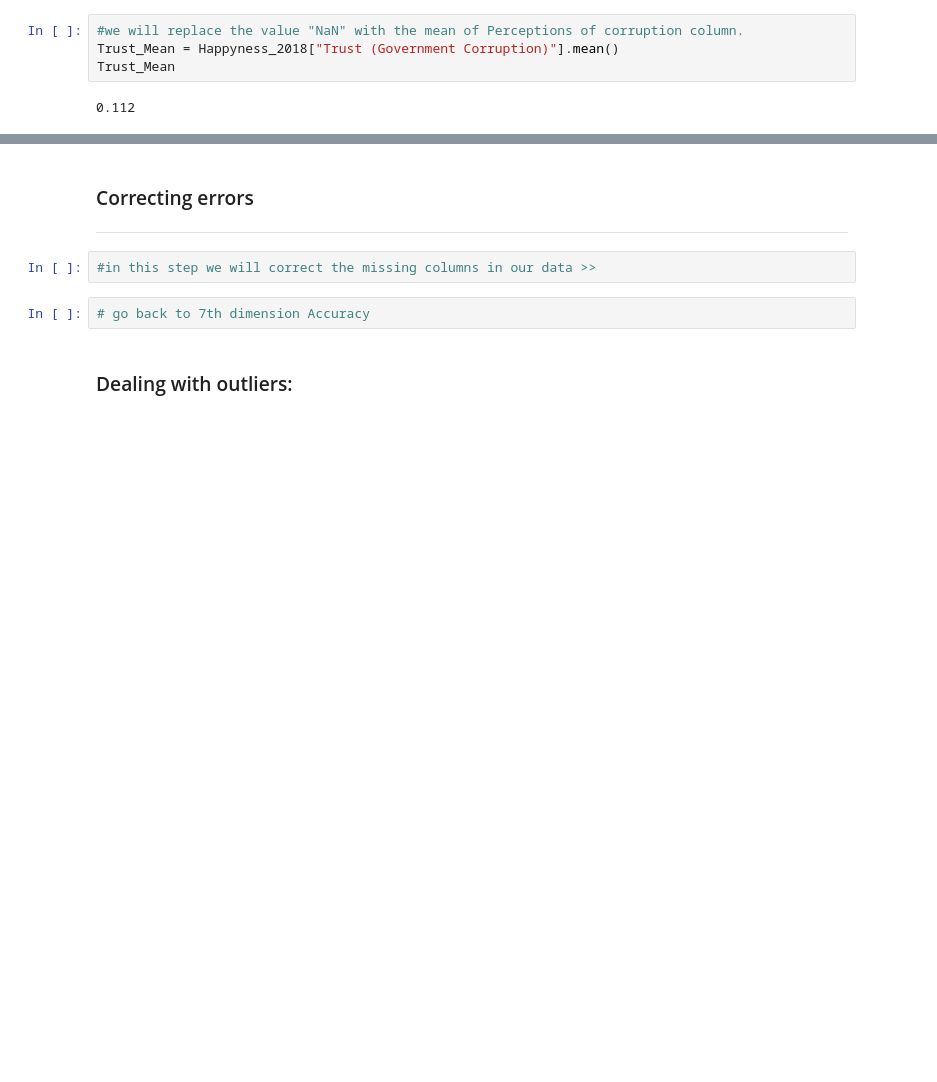
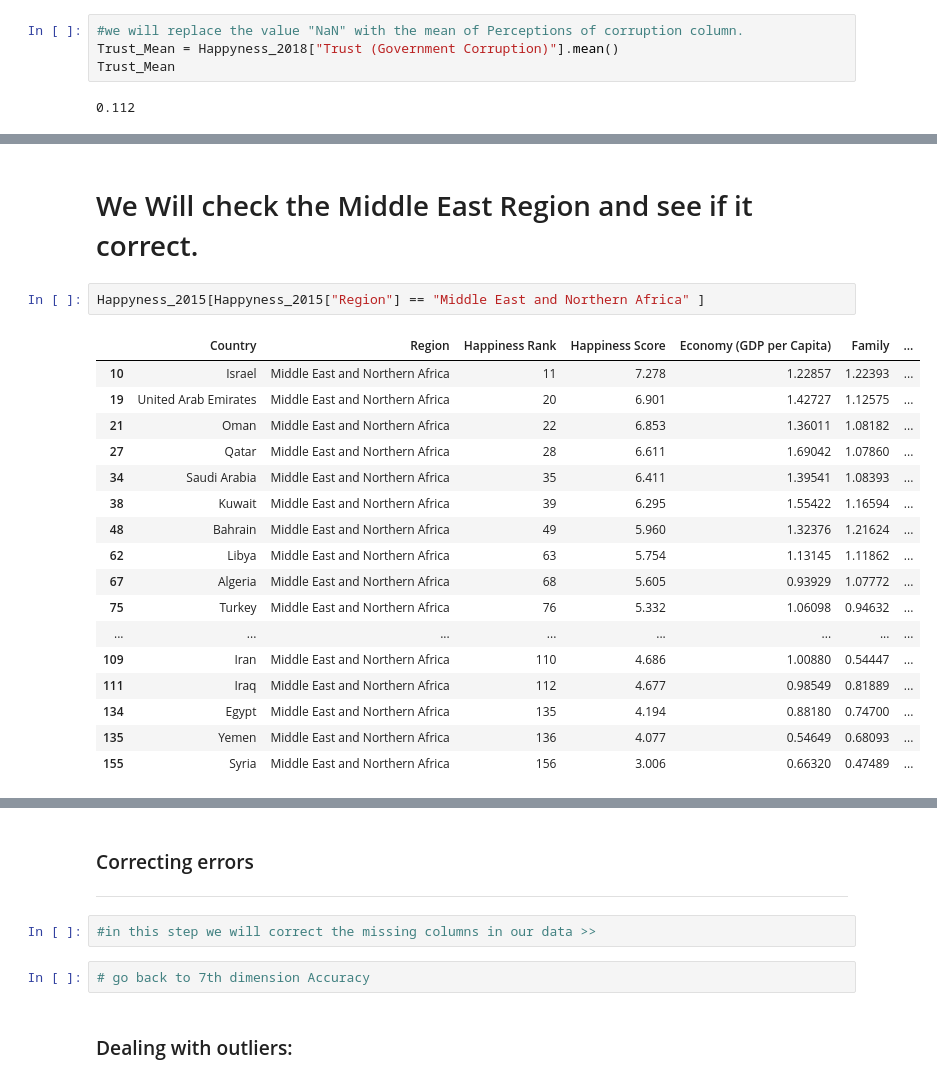
Before and after one commit to Tuwaiq-DS-ML-bootcamp-V-9/Usecase-2, a Jupyter notebook: EDA explain template_MeshalAlsanri.ipynb, the cells around one changed output, grey strips where cells are left out. Cells and saved outputs as stored; diff of their text form; blank space fills up the shorter version.

```diff
--- a/EDA explain template_MeshalAlsanri.ipynb
+++ b/EDA explain template_MeshalAlsanri.ipynb
@@ -840,0 +888,22 @@ dtype: int64
+# %% [markdown]
+# We Will check the Middle East Region and see if it correct.
+# %%
+Happyness_2015[Happyness_2015["Region"] == "Middle East and Northern Africa" ]
+# %% [output]
+|  | Country | Region | Happiness Rank | Happiness Score | Economy (GDP per Capita) | Family | ... |
+| 10 | Israel | Middle East and Northern Africa | 11 | 7.278 | 1.22857 | 1.22393 | ... |
+| 19 | United Arab Emirates | Middle East and Northern Africa | 20 | 6.901 | 1.42727 | 1.12575 | ... |
+| 21 | Oman | Middle East and Northern Africa | 22 | 6.853 | 1.36011 | 1.08182 | ... |
+| 27 | Qatar | Middle East and Northern Africa | 28 | 6.611 | 1.69042 | 1.07860 | ... |
+| 34 | Saudi Arabia | Middle East and Northern Africa | 35 | 6.411 | 1.39541 | 1.08393 | ... |
+| 38 | Kuwait | Middle East and Northern Africa | 39 | 6.295 | 1.55422 | 1.16594 | ... |
+| 48 | Bahrain | Middle East and Northern Africa | 49 | 5.960 | 1.32376 | 1.21624 | ... |
+| 62 | Libya | Middle East and Northern Africa | 63 | 5.754 | 1.13145 | 1.11862 | ... |
+| 67 | Algeria | Middle East and Northern Africa | 68 | 5.605 | 0.93929 | 1.07772 | ... |
+| 75 | Turkey | Middle East and Northern Africa | 76 | 5.332 | 1.06098 | 0.94632 | ... |
+| ... | ... | ... | ... | ... | ... | ... | ... |
+| 109 | Iran | Middle East and Northern Africa | 110 | 4.686 | 1.00880 | 0.54447 | ... |
+| 111 | Iraq | Middle East and Northern Africa | 112 | 4.677 | 0.98549 | 0.81889 | ... |
+| 134 | Egypt | Middle East and Northern Africa | 135 | 4.194 | 0.88180 | 0.74700 | ... |
+| 135 | Yemen | Middle East and Northern Africa | 136 | 4.077 | 0.54649 | 0.68093 | ... |
+| 155 | Syria | Middle East and Northern Africa | 156 | 3.006 | 0.66320 | 0.47489 | ... |
```
Also changed, not shown: parts of 19 cells of this notebook.
